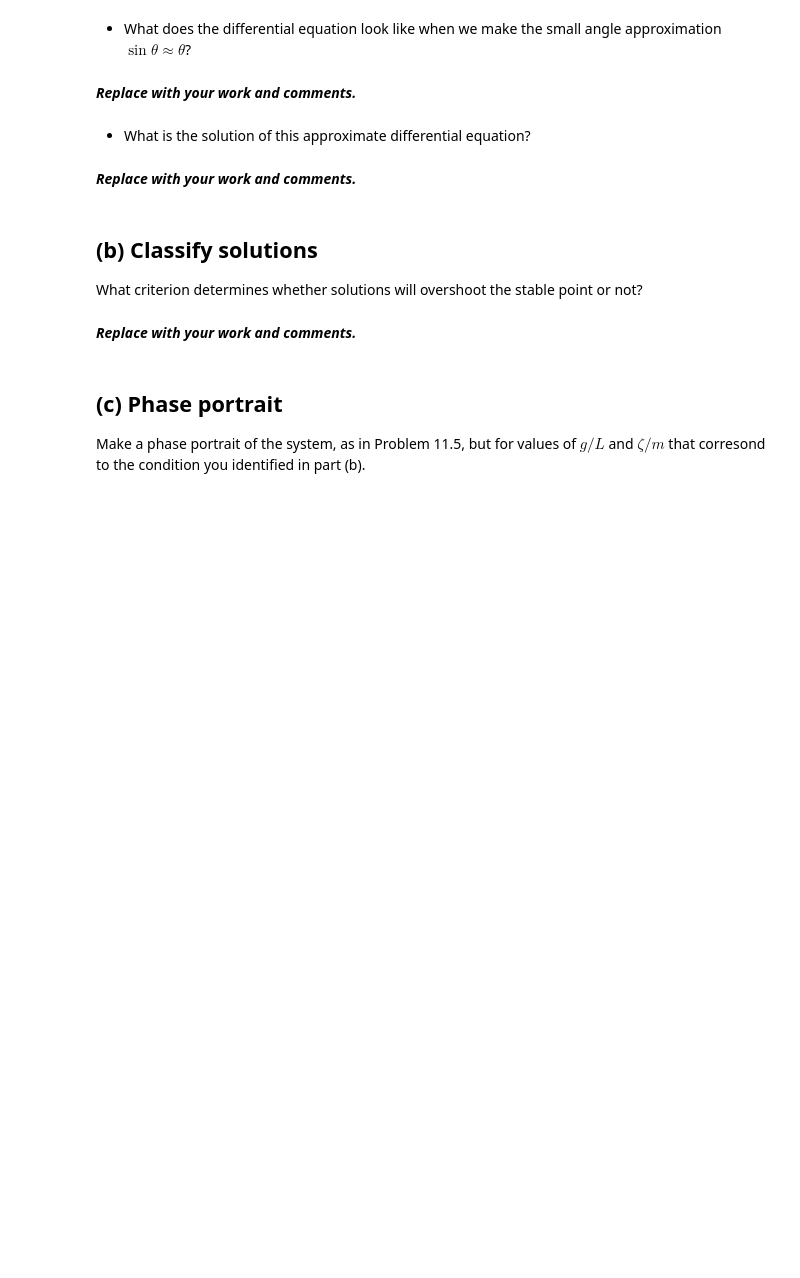
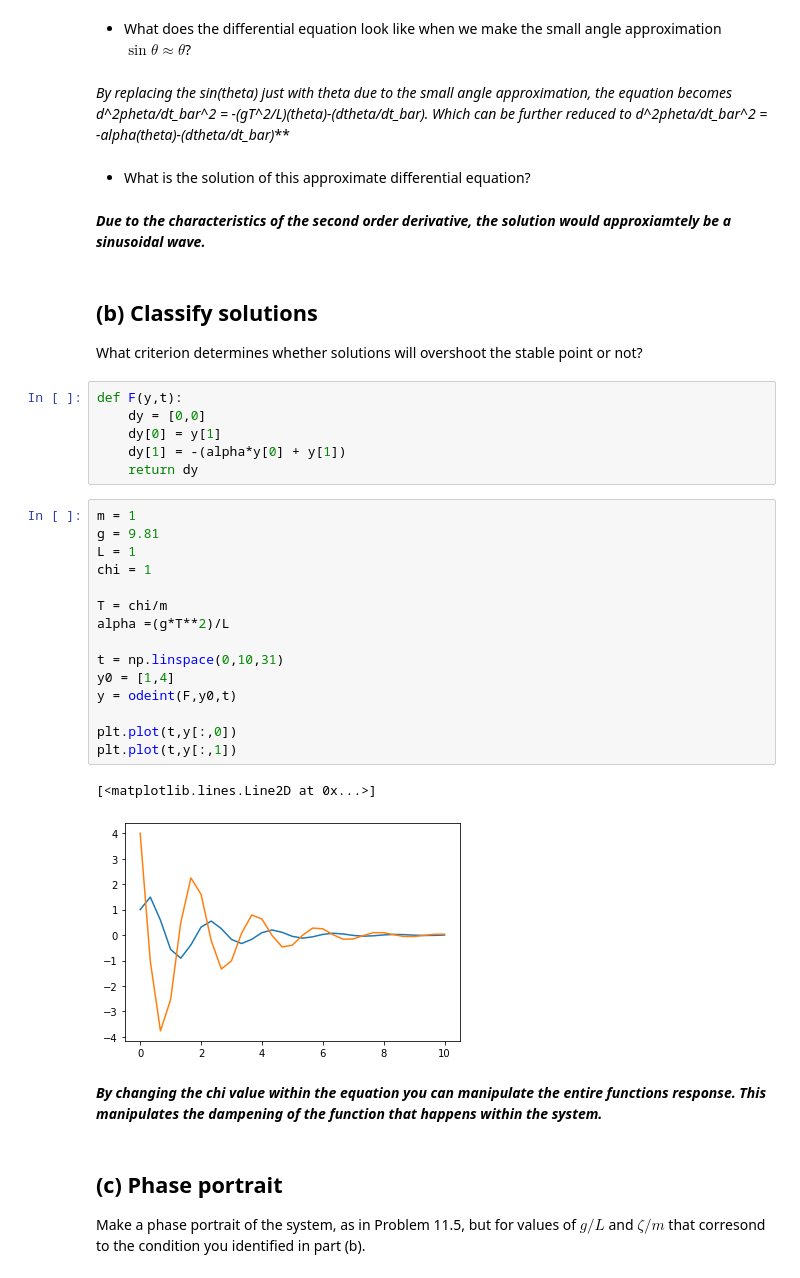
Before and after one commit to HWolf08/biophysics, a Jupyter notebook: week-08/problem-11.8.ipynb, the cells around one changed output. Cells and saved outputs as stored; diff of their text form; blank space fills up the shorter version.

```diff
--- a/week-08/problem-11.8.ipynb
+++ b/week-08/problem-11.8.ipynb
@@ -17,17 +22,41 @@ Use this notebook to store your work for this problem.
 # %% [markdown]
 - What does the differential equation look like when we make the small angle approximation $\sin \theta \approx \theta$?
 # %% [markdown]
-***Replace with your work and comments.***
+***By replacing the sin(theta) just with theta due to the small angle approximation, the equation becomes d^2pheta/dt_bar^2 = -(gT^2/L)*(theta)-(dtheta/dt_bar). Which can be further reduced to d^2pheta/dt_bar^2 = -alpha*(theta)-(dtheta/dt_bar)***
 # %% [markdown]
 - What is the solution of this approximate differential equation?
 # %% [markdown]
-***Replace with your work and comments.***
+***Due to the characteristics of the second order derivative, the solution would approxiamtely be a sinusoidal wave.***
 # %% [markdown]
 ## (b) Classify solutions
 
 What criterion determines whether solutions will overshoot the stable point or not?
+# %%
+def F(y,t):
+    dy = [0,0]
+    dy[0] = y[1]
+    dy[1] = -(alpha*y[0] + y[1])
+    return dy
+# %%
+m = 1
+g = 9.81
+L = 1
+chi = 1
+
+T = chi/m
+alpha =(g*T**2)/L
+
+t = np.linspace(0,10,31)
+y0 = [1,4]
+y = odeint(F,y0,t)
+
+plt.plot(t,y[:,0])
+plt.plot(t,y[:,1])
+# %% [output]
+[<matplotlib.lines.Line2D at 0x...>]
+[figure, added]
 # %% [markdown]
-***Replace with your work and comments.***
+***By changing the chi value within the equation you can manipulate the entire functions response. This manipulates the dampening of the function that happens within the system.***
 # %% [markdown]
 ## (c)  Phase portrait
 
```
Also changed, not shown: parts of 4 cells of this notebook.
